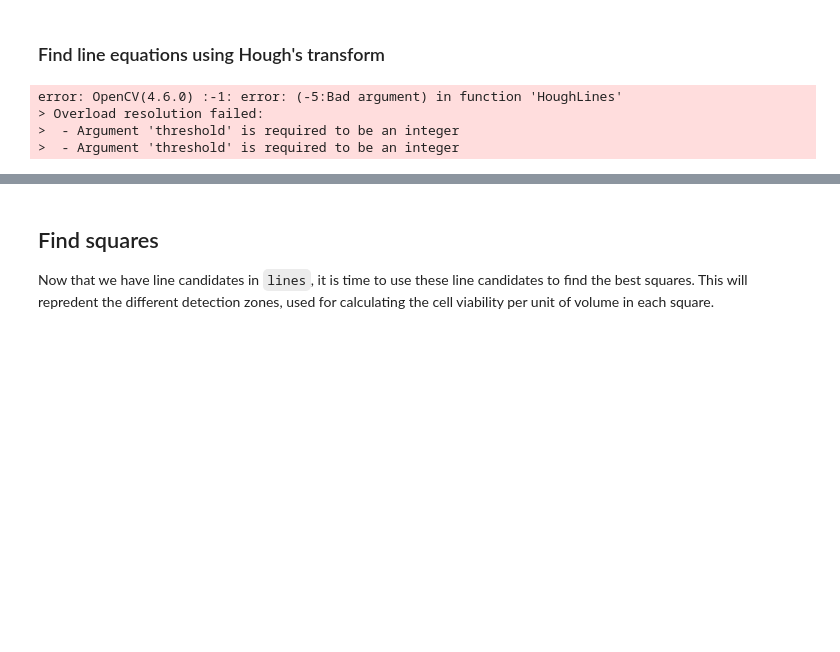
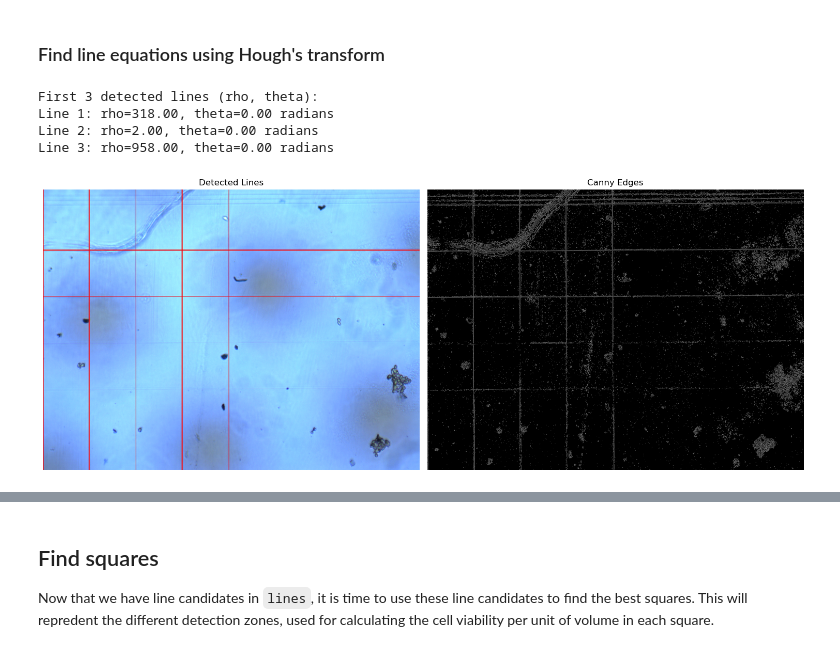
Before and after one commit to Twaal/lowkey-vision, a Jupyter notebook: experiments/grid_detection/grid_detection.ipynb, the cells around one changed output, grey strips where cells are left out. Drawn from its saved outputs; the diff is of its cells as text; code cells hidden in the pictures; blank space fills up the shorter version.

```diff
--- a/experiments/grid_detection/grid_detection.ipynb
+++ b/experiments/grid_detection/grid_detection.ipynb
@@ -78,7 +78,7 @@ height, width = img_gray.shape
 max_dim = max(height, width)
 min_dim = min(height, width)
 
-threshold = 0.75*min_dim
+threshold = int(0.25*min_dim)
 lines = cv2.HoughLines(edges, 1, np.pi / 180, threshold=threshold)
 
 # Print the first 3 lines detected
@@ -89,37 +89,38 @@ if lines is not None:
         print(f"Line {i+1}: rho={rho:.2f}, theta={theta:.2f} radians")
 else:
     print("No lines detected.")
 
 # Visualize detected lines on the original image
 img_lines = img_rgb.copy()
 if lines is not None:
     for rho, theta in lines[:, 0, :]:
         a = np.cos(theta)
         b = np.sin(theta)
         x0 = a * rho
         y0 = b * rho
         # Create two points far apart to draw an "infinite" line
         x1 = int(round(x0 + max_dim * (-b)))
         y1 = int(round(y0 + max_dim * (a)))
         x2 = int(round(x0 - max_dim * (-b)))
         y2 = int(round(y0 - max_dim * (a)))
         cv2.line(img_lines, (x1, y1), (x2, y2), (255, 0, 0), 2)
 
 # Plot the detected lines overlay and the Canny edges side-by-side
 fig, axes = plt.subplots(1, 2, figsize=(15, 7))
 axes[0].imshow(img_lines)
 axes[0].set_title("Detected Lines")
 axes[0].axis("off")
 axes[1].imshow(edges, cmap="gray")
 axes[1].set_title("Canny Edges")
 axes[1].axis("off")
 plt.tight_layout()
 plt.show()
 # %% [output]
-error: OpenCV(4.6.0) :-1: error: (-5:Bad argument) in function 'HoughLines'
-> Overload resolution failed:
->  - Argument 'threshold' is required to be an integer
->  - Argument 'threshold' is required to be an integer
+First 3 detected lines (rho, theta):
+Line 1: rho=318.00, theta=0.00 radians
+Line 2: rho=2.00, theta=0.00 radians
+Line 3: rho=958.00, theta=0.00 radians
+[figure, added]
 # %%
 # Print the number of lines detected
 if lines is not None:
```
Also changed, not shown: parts of 8 cells of this notebook.
